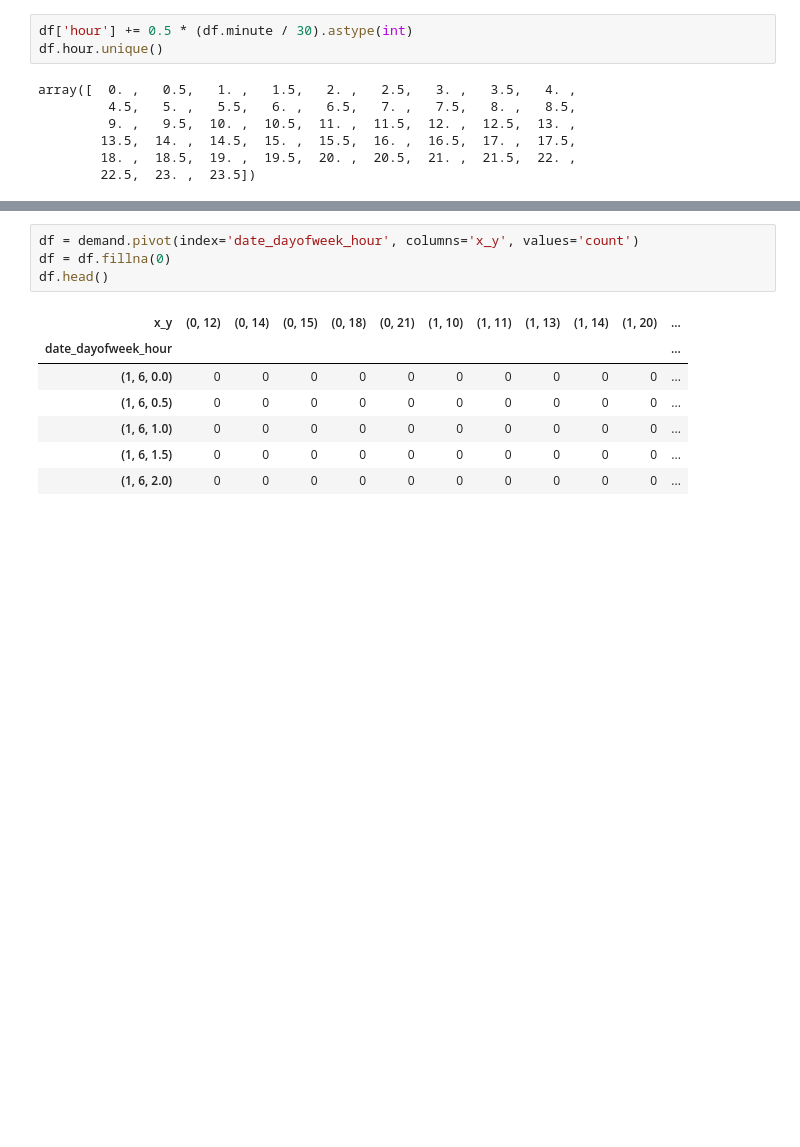
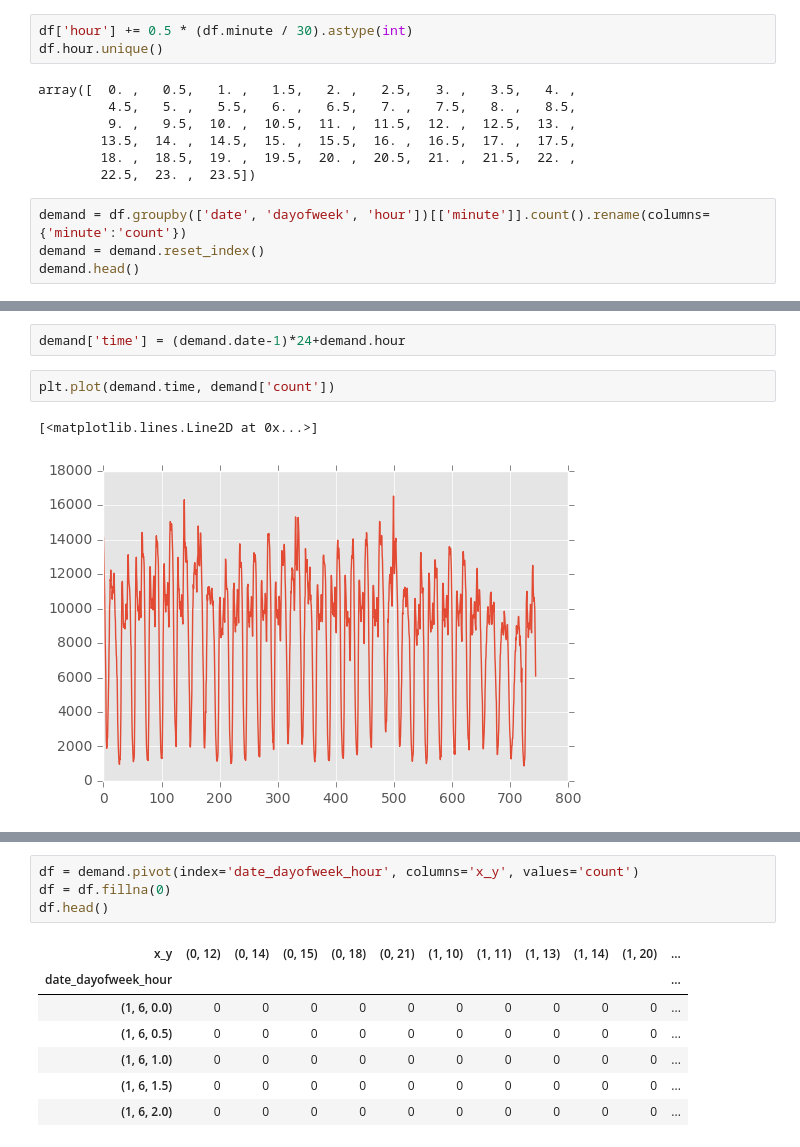
Before and after one commit to hitsuji5/FleetAI, a Jupyter notebook: analytics/demand_prediction2.ipynb, the cells around one changed output, grey strips where cells are left out. Cells and saved outputs as stored; diff of their text form; blank space fills up the shorter version.

```diff
--- a/analytics/demand_prediction2.ipynb
+++ b/analytics/demand_prediction2.ipynb
@@ -53,3 +53,7 @@ array([  0. ,   0.5,   1. ,   1.5,   2. ,   2.5,   3. ,   3.5,   4. ,
         13.5,  14. ,  14.5,  15. ,  15.5,  16. ,  16.5,  17. ,  17.5,
         18. ,  18.5,  19. ,  19.5,  20. ,  20.5,  21. ,  21.5,  22. ,
         22.5,  23. ,  23.5])
+# %%
+demand = df.groupby(['date', 'dayofweek', 'hour'])[['minute']].count().rename(columns={'minute':'count'})
+demand = demand.reset_index()
+demand.head()
@@ -56,3 +79,10 @@ array([  0. ,   0.5,   1. ,   1.5,   2. ,   2.5,   3. ,   3.5,   4. ,
+# %%
+demand['time'] = (demand.date-1)*24+demand.hour
+# %%
+plt.plot(demand.time, demand['count'])
+# %% [output]
+[<matplotlib.lines.Line2D at 0x...>]
+[figure, added]
 # %%
 lat0 = 40.6
 lon0 = -74.041
```
Also changed, not shown: parts of 4 cells of this notebook, 1 other file.
